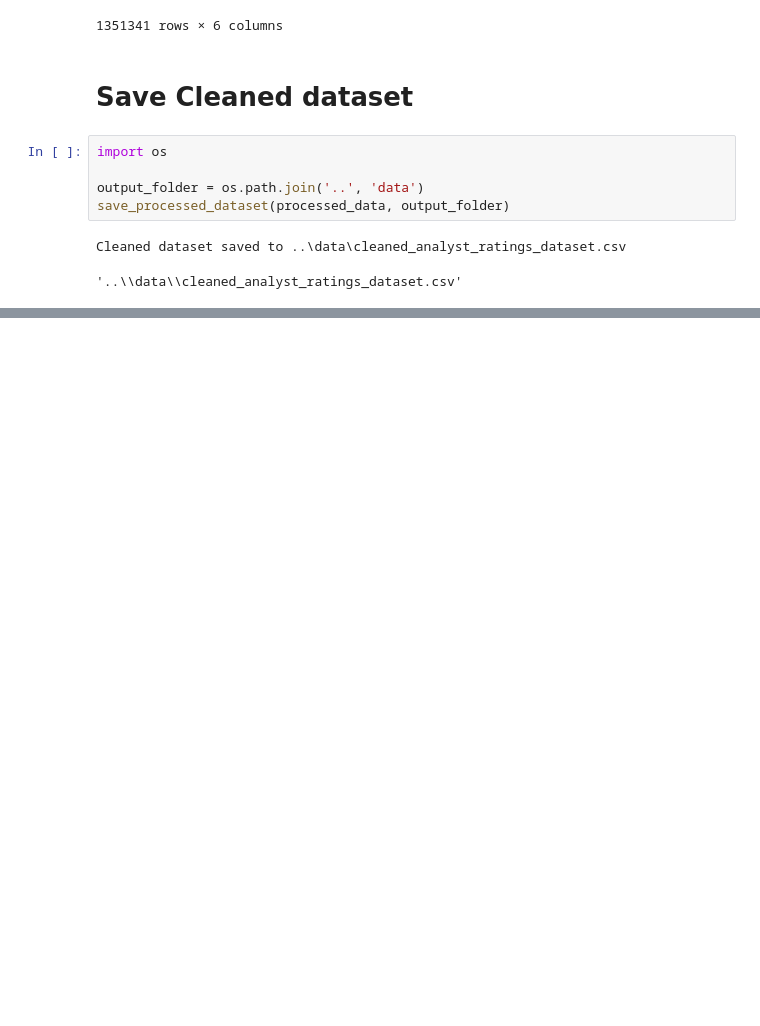
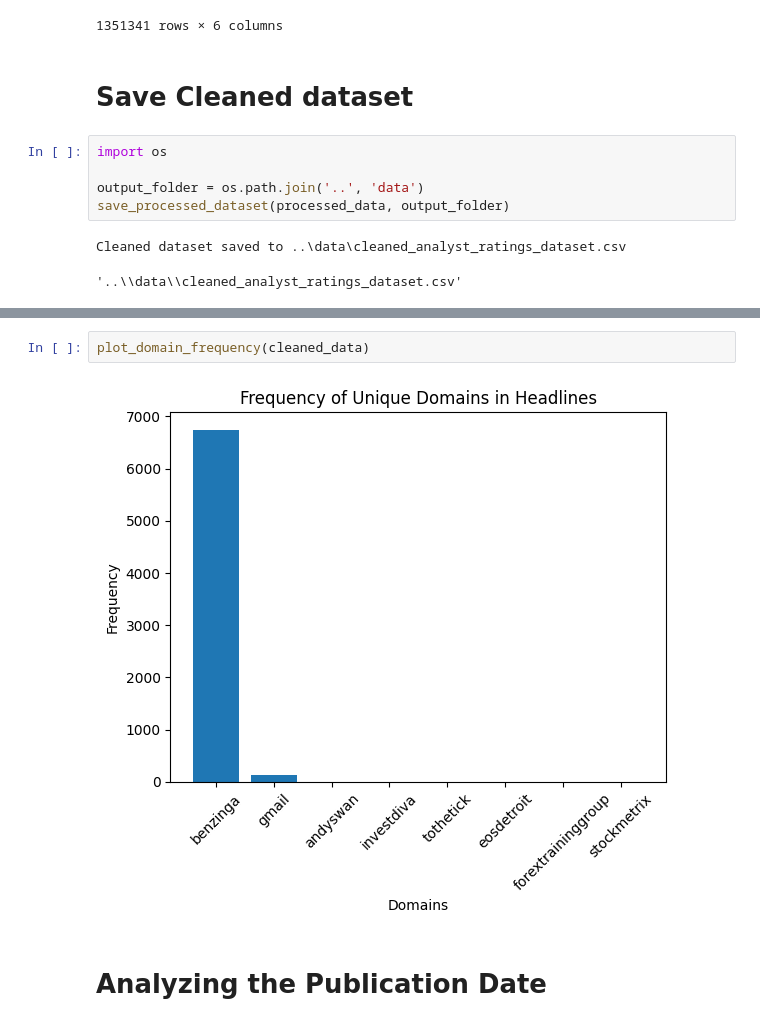
Before and after one commit to YomiyuShambel21/stock-sentiment-analysis, a Jupyter notebook: notebooks/EDA-task_1.ipynb, the cells around one changed output, grey strips where cells are left out. Saved outputs shown, nothing was run; the diff lists cells and outputs as text; blank space fills up the shorter version.

```diff
--- a/notebooks/EDA-task_1.ipynb
+++ b/notebooks/EDA-task_1.ipynb
@@ -138,0 +249,6 @@ Cleaned dataset saved to ..\data\cleaned_analyst_ratings_dataset.csv
+# %%
+plot_domain_frequency(cleaned_data)
+# %% [output]
+[figure, added]
+# %% [markdown]
+# Analyzing the Publication Date
```
Also changed, not shown: parts of 23 cells of this notebook.
